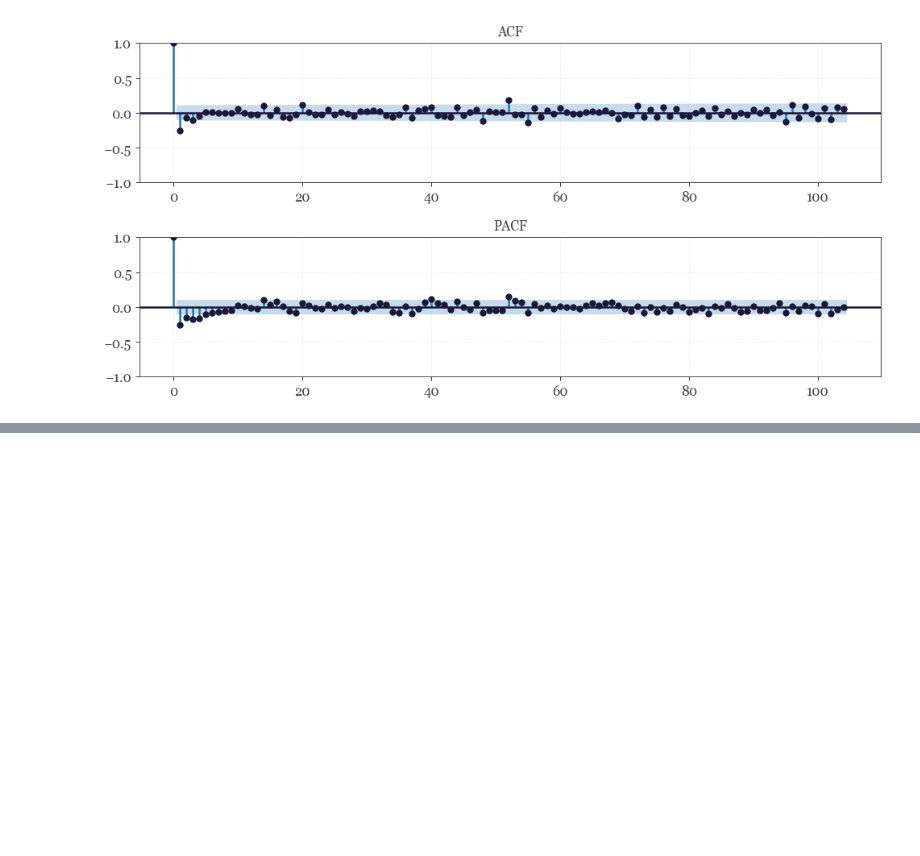
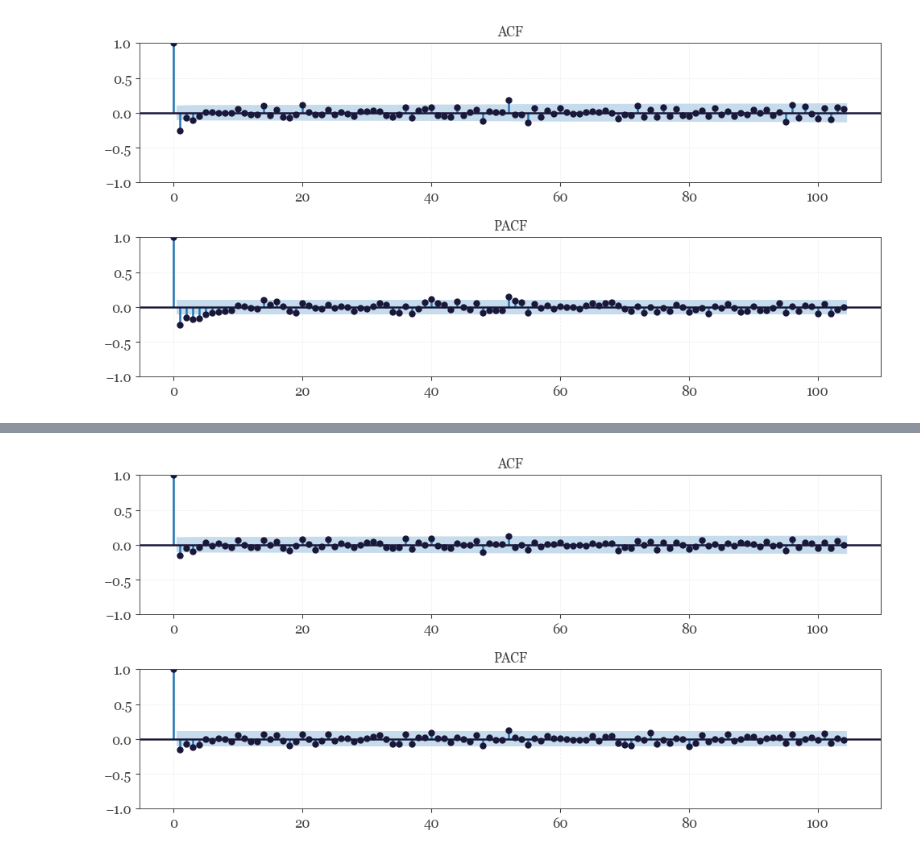
Before and after one commit to sofiantipina/Electricity-Prices, a Jupyter notebook: Analysis.ipynb, the cells around one changed output, grey strips where cells are left out. Drawn from its saved outputs; the diff is of its cells as text; code cells hidden in the pictures; blank space fills up the shorter version.

```diff
--- a/Analysis.ipynb
+++ b/Analysis.ipynb
@@ -273,0 +329,13 @@ plt.show()
+# %%
+fig, axes = plt.subplots(2, 1, figsize=(10, 5))
+
+plot_acf(residuals_arima_1, ax=axes[0], lags=104, color='#19183a')
+axes[0].set_title('ACF', color='#444444')
+
+plot_pacf(residuals_arima_1, ax=axes[1], lags=104, method='yw', color='#19183a')
+axes[1].set_title('PACF', color='#444444')
+
+plt.tight_layout()
+plt.show()
+# %% [output]
+[figure, added]
```
Also changed, not shown: parts of 33 cells of this notebook.
